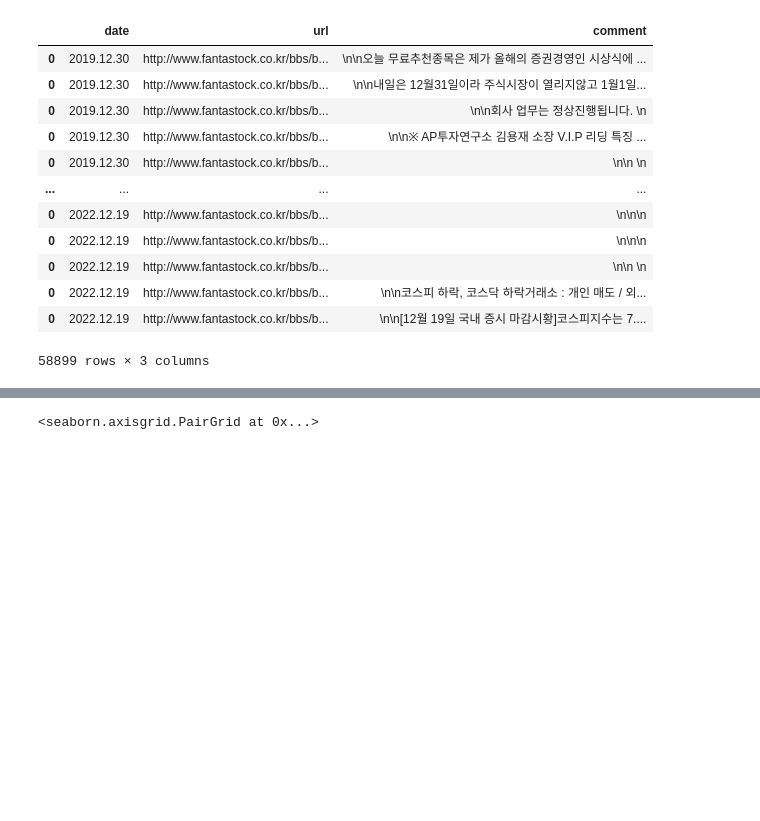
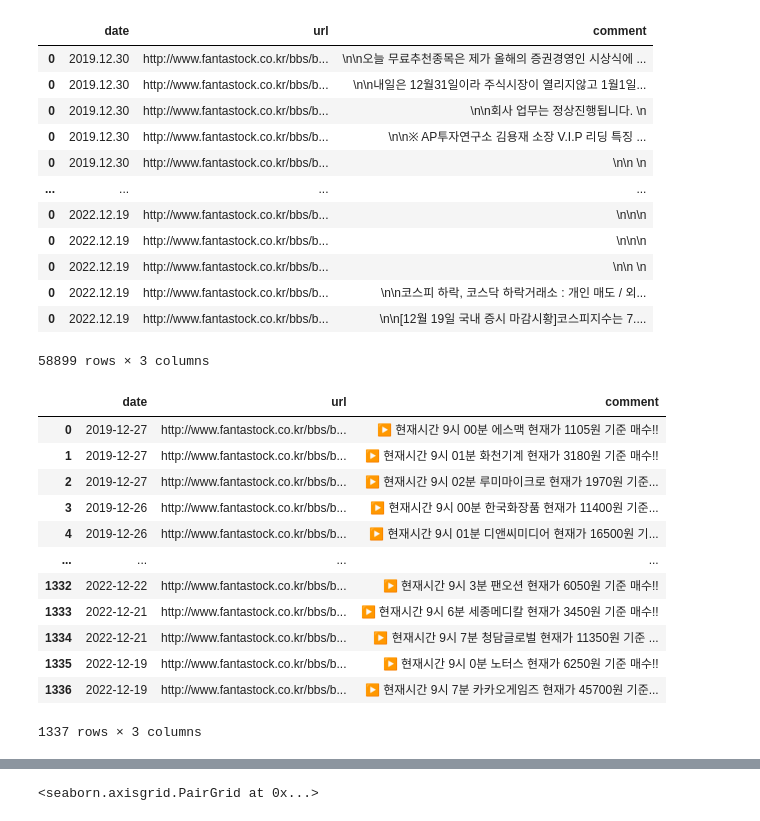
Before and after one commit to kknaks/assingment, a Jupyter notebook: 221228_stock/Stock4.ipynb, the cells around one changed output, grey strips where cells are left out. Drawn from its saved outputs; the diff is of its cells as text; code cells hidden in the pictures; blank space fills up the shorter version.

```diff
--- a/221228_stock/Stock4.ipynb
+++ b/221228_stock/Stock4.ipynb
@@ -160,9 +113,3 @@ df = df[df['comment'].str.contains('매수', na =False)]
 df = df[df['comment'].str.contains('현재시간', na =False)]
 df = df[df['comment'].str.contains('▶', na =False)]
 df['comment'] = df.comment.apply(lambda x : re.sub('\\n','',x))
-# %%
-#date 를 datetime 형식으로 변환 1
-df['date'] = df.date.apply(lambda x : x.replace(".",""))
-df['date']= df['date'].astype('str')
-df['date'] = df.date.apply(lambda x : datetime.strptime(x,'%Y%m%d'))
-df = df.reset_index(drop=True)
@@ -179,2 +115,0 @@ df.to_csv('data.csv', index=False, encoding='utf-8-sig')
-# %%
-df = pd.read_csv('./data.csv')
@@ -183 +116,17 @@ df['comment'] = df.comment.apply(lambda x : x.replace('\xa0',' '))
+# %%
+df
+# %% [output]
+|  | date | url | comment |
+| 0 | 2019-12-27 | http://www.fantastock.co.kr/bbs/b... | ▶ 현재시간 9시 00분 에스맥 현재가 1105원 기준 매수!! |
+| 1 | 2019-12-27 | http://www.fantastock.co.kr/bbs/b... | ▶ 현재시간 9시 01분 화천기계 현재가 3180원 기준 매수!! |
+| 2 | 2019-12-27 | http://www.fantastock.co.kr/bbs/b... | ▶ 현재시간 9시 02분 루미마이크로 현재가 1970원 기준... |
+| 3 | 2019-12-26 | http://www.fantastock.co.kr/bbs/b... | ▶ 현재시간 9시 00분 한국화장품 현재가 11400원 기준... |
+| 4 | 2019-12-26 | http://www.fantastock.co.kr/bbs/b... | ▶ 현재시간 9시 01분 디앤씨미디어 현재가 16500원 기... |
+| ... | ... | ... | ... |
+| 1332 | 2022-12-22 | http://www.fantastock.co.kr/bbs/b... | ▶ 현재시간 9시 3분 팬오션 현재가 6050원 기준 매수!! |
+| 1333 | 2022-12-21 | http://www.fantastock.co.kr/bbs/b... | ▶ 현재시간 9시 6분 세종메디칼 현재가 3450원 기준 매수!! |
+| 1334 | 2022-12-21 | http://www.fantastock.co.kr/bbs/b... | ▶ 현재시간 9시 7분 청담글로벌 현재가 11350원 기준 ... |
+| 1335 | 2022-12-19 | http://www.fantastock.co.kr/bbs/b... | ▶ 현재시간 9시 0분 노터스 현재가 6250원 기준 매수!! |
+| 1336 | 2022-12-19 | http://www.fantastock.co.kr/bbs/b... | ▶ 현재시간 9시 7분 카카오게임즈 현재가 45700원 기준... |
+1337 rows × 3 columns
 # %%
```
Also changed, not shown: parts of 21 cells of this notebook.
